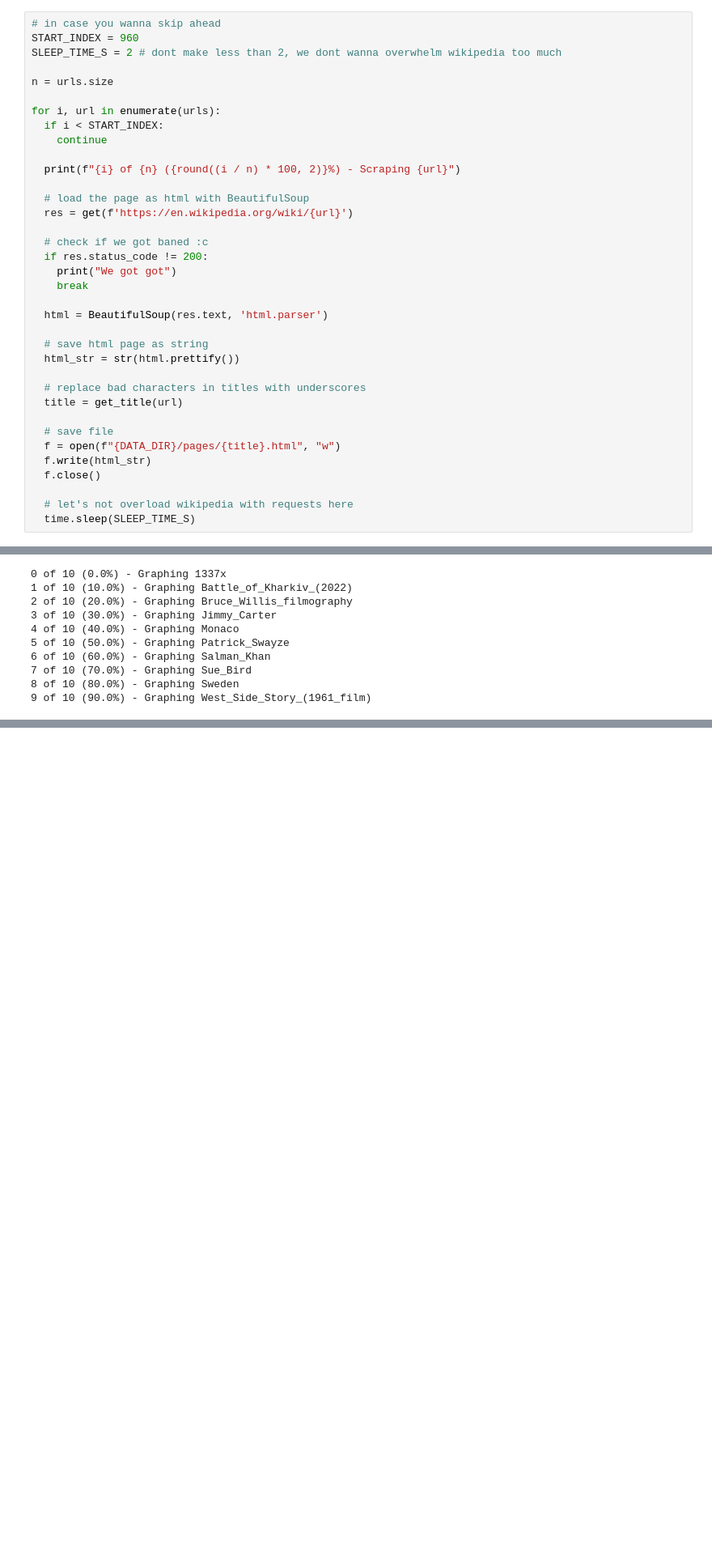
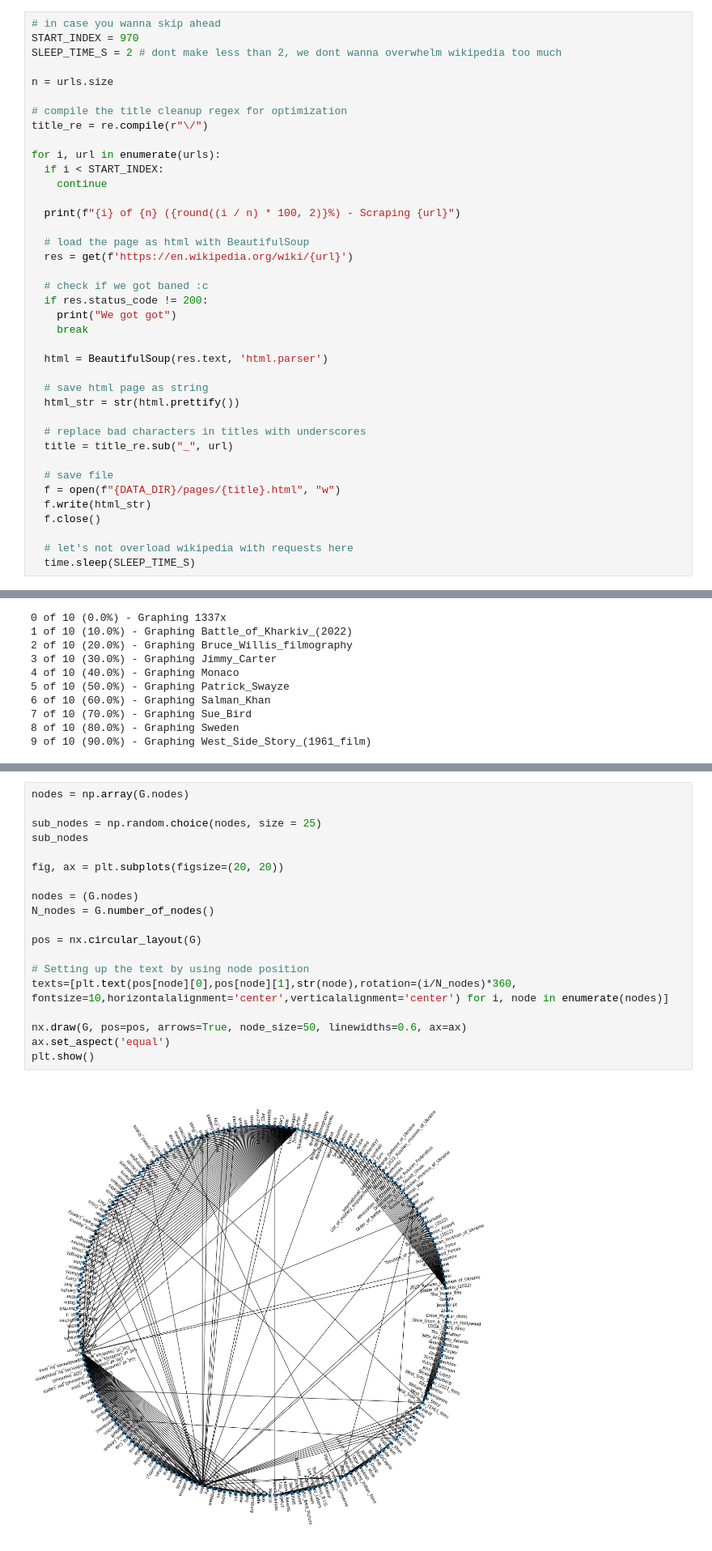
Before and after one commit to landrumb/WikiSimilarity, a Jupyter notebook: graph.ipynb, the cells around one changed output, grey strips where cells are left out. Shown at 81% size. Drawn from its saved outputs; the diff is of its cells as text; blank space fills up the shorter version.

Commit message:
added graph visualization

```diff
--- a/graph.ipynb
+++ b/graph.ipynb
@@ -62,9 +64,12 @@ urls = urls[np.char.find(urls, ':') == -1]
 # %%
 # in case you wanna skip ahead
-START_INDEX = 960
+START_INDEX = 970
 SLEEP_TIME_S = 2 # dont make less than 2, we dont wanna overwhelm wikipedia too much
 
 n = urls.size
+
+# compile the title cleanup regex for optimization
+title_re = re.compile(r"\/")
 
 for i, url in enumerate(urls):
   if i < START_INDEX:
@@ -86,7 +91,7 @@ for i, url in enumerate(urls):
   html_str = str(html.prettify())
 
   # replace bad characters in titles with underscores
-  title = get_title(url)
+  title = title_re.sub("_", url)
 
   # save file
   f = open(f"{DATA_DIR}/pages/{title}.html", "w")
@@ -228,0 +170,21 @@ plt.show()
+# %%
+nodes = np.array(G.nodes)
+
+sub_nodes = np.random.choice(nodes, size = 25)
+sub_nodes
+
+fig, ax = plt.subplots(figsize=(20, 20))
+
+nodes = (G.nodes)
+N_nodes = G.number_of_nodes()
+
+pos = nx.circular_layout(G)
+
+# Setting up the text by using node position
+texts=[plt.text(pos[node][0],pos[node][1],str(node),rotation=(i/N_nodes)*360, fontsize=10,horizontalalignment='center',verticalalignment='center') for i, node in enumerate(nodes)]
+
+nx.draw(G, pos=pos, arrows=True, node_size=50, linewidths=0.6, ax=ax)
+ax.set_aspect('equal')
+plt.show()
+# %% [output]
+[figure, added]
```
Also changed, not shown: parts of 10 cells of this notebook.
